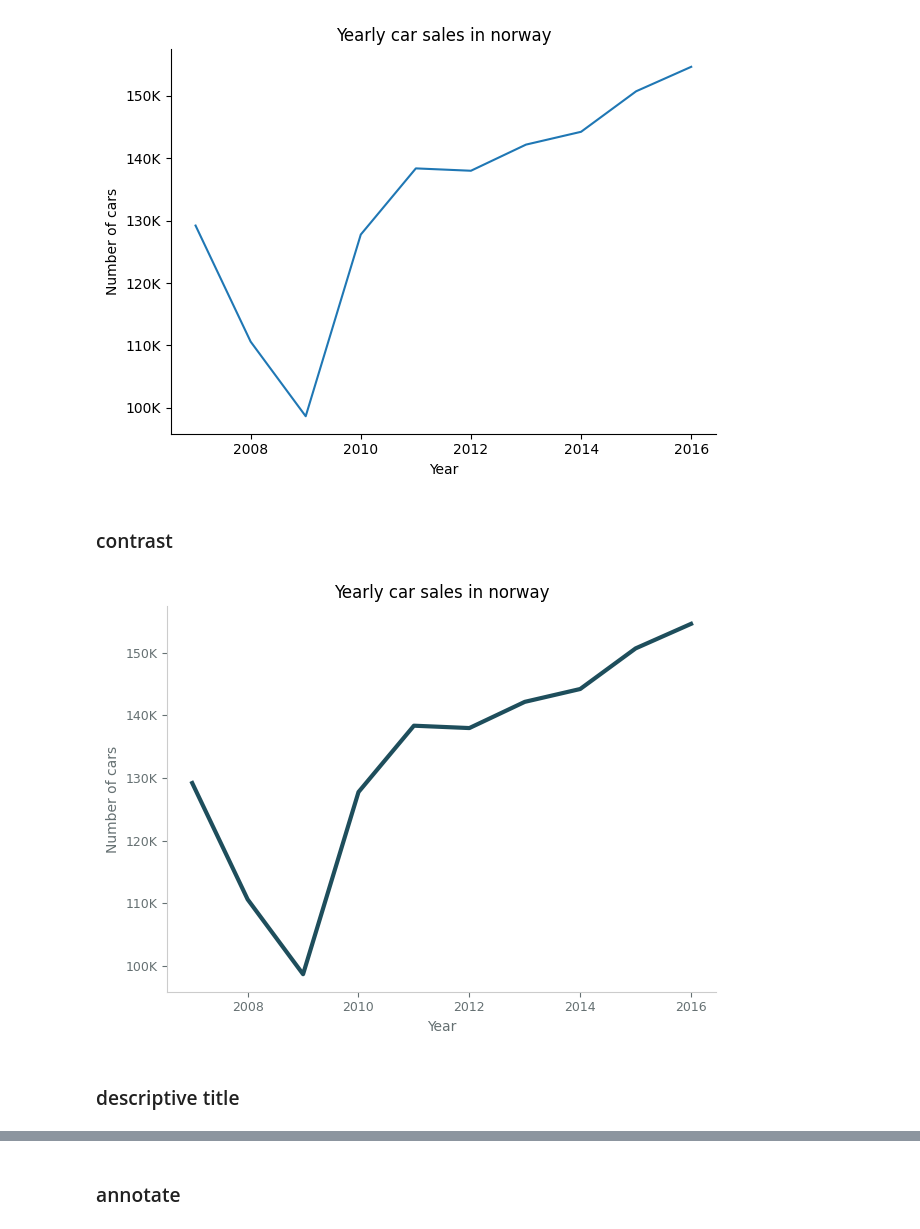
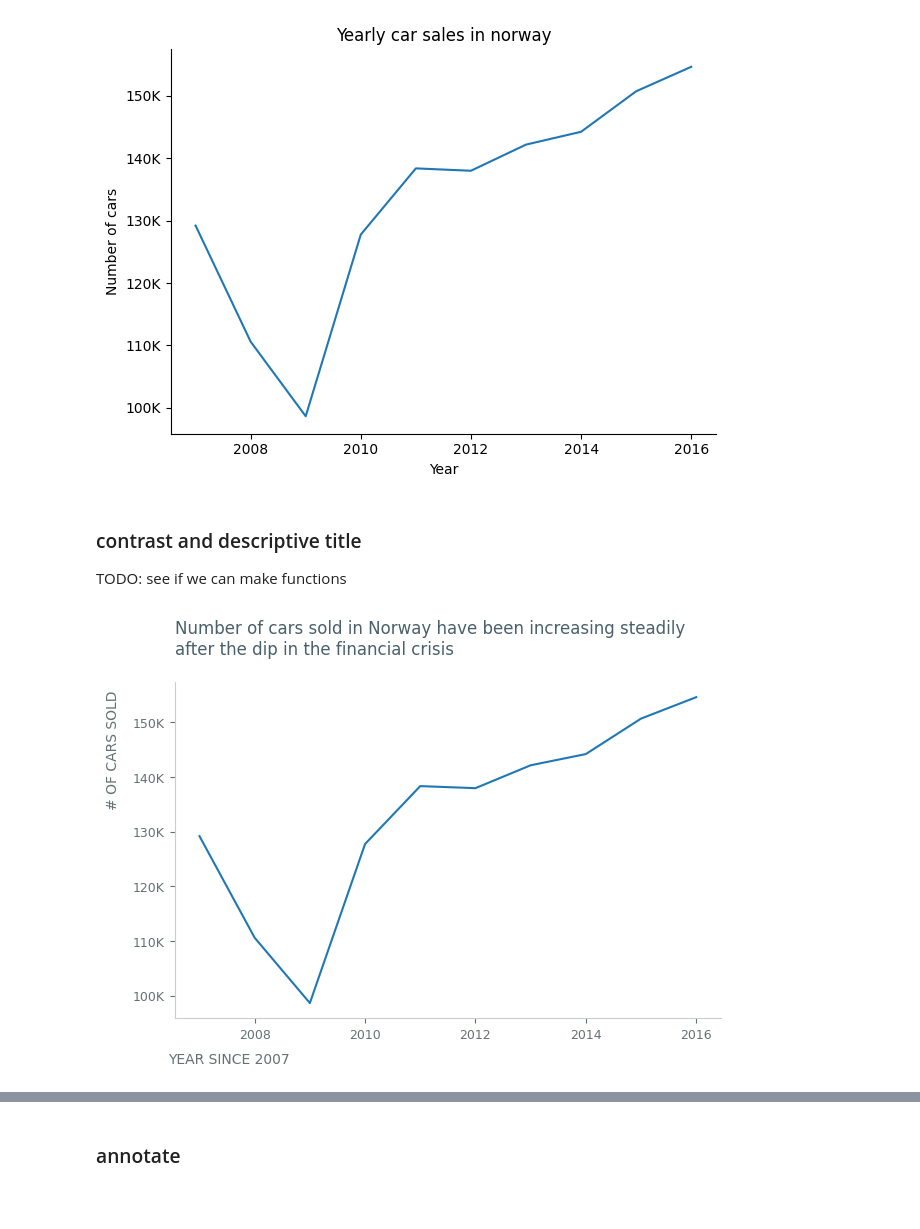
Before and after one commit to AIgineerAB/data_visualization_course, a Jupyter notebook: 04_storytelling_matplotlib/storytelling_matplotlib.ipynb, the cells around one changed output, grey strips where cells are left out. Drawn from its saved outputs; the diff is of its cells as text; code cells hidden in the pictures; blank space fills up the shorter version.

```diff
--- a/04_storytelling_matplotlib/matplotlib_line_bar.ipynb
+++ b/04_storytelling_matplotlib/storytelling_matplotlib.ipynb
@@ -113,45 +89,56 @@ fig.savefig("figures/car_sales_yearly_0.png")
 # %%
 from matplotlib.ticker import FuncFormatter
 
-ax = df_yearly_quantity.iloc[:-1].plot()
+
+def car_sales_no_clutter():
+    ax = df_yearly_quantity.iloc[:-1].plot()
+    ax.legend().remove()
+    ax.spines[["top", "right"]].set_visible(False)
+
+    formatter = FuncFormatter(lambda val, pos: f"{int(val/1000)}K")
+    ax.yaxis.set_major_formatter(formatter)
+
+    return ax.get_figure(), ax
+
+fig, ax = car_sales_no_clutter()
+
 ax.set(title="Yearly car sales in norway", ylabel="Number of cars")
-ax.legend().remove()
-ax.spines[["top", "right"]].set_visible(False)
 
-formatter = FuncFormatter(lambda val, pos: f"{int(val/1000)}K")
-ax.yaxis.set_major_formatter(formatter)
 fig = ax.get_figure()
 fig.tight_layout()
 fig.savefig("figures/car_sales_yearly_1.png")
 # %% [output]
 [figure]
-# %% [markdown]
-### contrast
+# %% [markdown]
+### contrast and descriptive title
+
+TODO: see if we can make functions
 # %%
 from matplotlib.ticker import FuncFormatter
 
 GRAY_1 = "#CCCCCC"
 GRAY_2 = "#657072"
+GRAY_3 = "#4A606C"
 BLUE_1 = "#1E4E5C"
 
-ax = df_yearly_quantity.iloc[:-1].plot(linewidth = 3, color = BLUE_1)#, style = "--o")
-ax.set(title="Yearly car sales in norway", ylabel="Number of cars")
-ax.legend().remove()
-ax.spines[["top", "right"]].set_visible(False)
-
-formatter = FuncFormatter(lambda val, pos: f"{int(val/1000)}K")
-ax.yaxis.set_major_formatter(formatter)
+fig, ax = car_sales_no_clutter()
 
 ax.spines["left"].set_color(GRAY_1)
 ax.spines["bottom"].set_color(GRAY_1)
-ax.tick_params(axis='both', labelsize=9, colors = GRAY_2)
-ax.set_xlabel("Year", loc = "center", color = GRAY_2)
-ax.set_ylabel("Number of cars", loc = "center", color = GRAY_2)
+ax.tick_params(axis="both", labelsize=9, colors=GRAY_2)
+ax.set_xlabel("YEAR SINCE 2007", color=GRAY_2)
+ax.set_ylabel("# OF CARS SOLD", color=GRAY_2)
+ax.set_title(
+    "Number of cars sold in Norway have been increasing steadily \nafter the dip in the financial crisis",
+    loc="left",
+    color = GRAY_3, pad=20
+)
+
+ax.xaxis.set_label_coords(.1, -.1)
+ax.yaxis.set_label_coords(-.1, .8)
 
 fig = ax.get_figure()
 fig.tight_layout()
-fig.savefig("figures/car_sales_yearly_2.png")
+fig.savefig("figures/car_sales_yearly_3.png")
 # %% [output]
-[figure, old version]
+[figure, new version]
-# %% [markdown]
-### descriptive title
```
Also changed, not shown: parts of 13 cells of this notebook, 1 other file.
